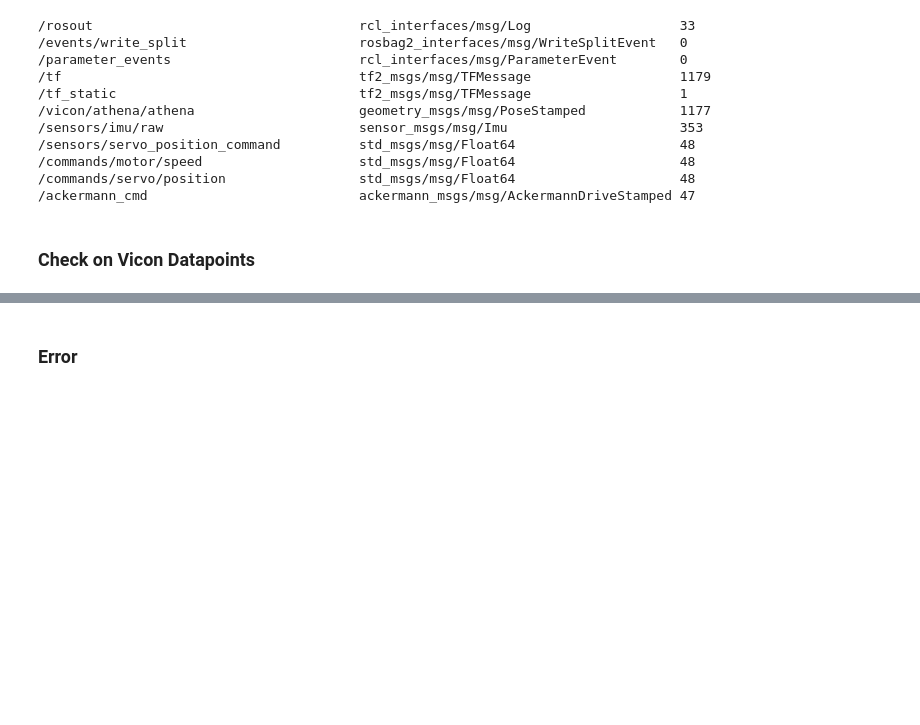
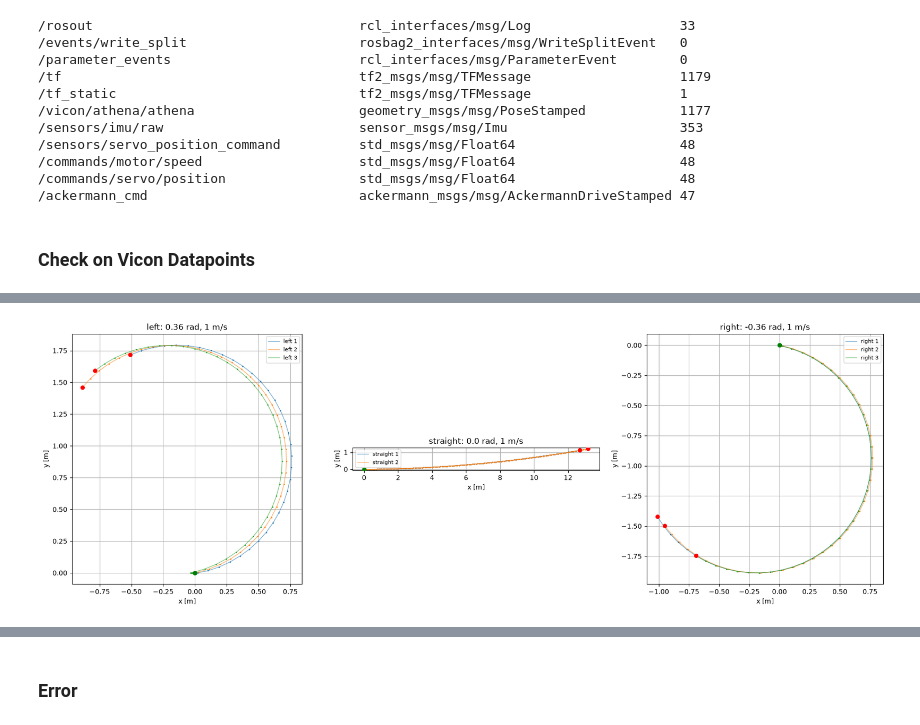
Before and after one commit to Autonomous-System-ZHAW/athena-data-analysis, a Jupyter notebook: sim-to-real-gap/stage-1-testing/data-analysis-stage-1.ipynb, the cells around one changed output, grey strips where cells are left out. Drawn from its saved outputs; the diff is of its cells as text; code cells hidden in the pictures; blank space fills up the shorter version.

```diff
--- a/sim-to-real-gap/stage-1-testing/data-analysis-stage-1.ipynb
+++ b/sim-to-real-gap/stage-1-testing/data-analysis-stage-1.ipynb
@@ -138,0 +220,8 @@ stage-1-test-straight-3: 1853 Msg (57 deleted)
+# %%
+with open("data-sim/stage-1-test-left-1/stage-1-test-left-1.mcap", "rb") as f:
+    reader = make_reader(f)
+    summary = reader.get_summary()
+    for ch_id, ch in summary.channels.items():
+        schema = summary.schemas[ch.schema_id]
+        count = summary.statistics.channel_message_counts.get(ch_id, 0)
+        print(f"{ch.topic:40s} {schema.name:40s} {count}")
@@ -138,0 +239,85 @@ stage-1-test-straight-3: 1853 Msg (57 deleted)
+# %%
+rootdir = "data-sim/"
+n = 1
+groups = ["left", "straight", "right"]
+titles = {
+    "left":     "left: 0.36 rad, 1 m/s",
+    "straight": "straight: 0.0 rad, 1 m/s",
+    "right":    "right: -0.36 rad, 1 m/s",
+}
+
+def load_sim(path, topic="/odom"):
+    rows = []
+    with open(path, "rb") as f:
+        reader = make_reader(f, decoder_factories=[DecoderFactory()])
+        for schema, channel, message, msg in reader.iter_decoded_messages(topics=[topic]):
+            p = msg.pose.pose.position          # Odometry: one level deeper than PoseStamped
+            q = msg.pose.pose.orientation
+            v = msg.twist.twist.linear
+            rows.append({
+                "t": msg.header.stamp.sec + msg.header.stamp.nanosec * 1e-9,  # sim time
+                "t_log": message.log_time / 1e9,                               # recording time
+                "px": p.x, "py": p.y, "pz": p.z,
+                "qx": q.x, "qy": q.y, "qz": q.z, "qw": q.w,
+                "vx": v.x, "vy": v.y,
+            })
+    df = pd.DataFrame(rows)
+    if df.empty:
+        return df
+    return df.sort_values("t").drop_duplicates(subset="t").reset_index(drop=True)
+
+def normalize_start(df):
+    # shift so the run starts at (0, 0) and rotate so it starts heading in +x
+    x0, y0 = df["px"].iloc[0], df["py"].iloc[0]
+    qx, qy, qz, qw = df[["qx", "qy", "qz", "qw"]].iloc[0]
+    yaw0 = np.arctan2(2 * (qw * qz + qx * qy), 1 - 2 * (qy**2 + qz**2))
+
+    dx, dy = df["px"] - x0, df["py"] - y0
+    c, s = np.cos(-yaw0), np.sin(-yaw0)
+    df = df.copy()
+    df["px"] = c * dx - s * dy
+    df["py"] = s * dx + c * dy
+    return df
+
+dfs = {g: {} for g in groups}
+for subdir, dirs, files in os.walk(rootdir):
+    for file in files:
+        if not file.endswith(".mcap"):
+            continue
+        name = os.path.splitext(file)[0]
+
+        m = re.search(r"(left|straight|right)-(\d+)", name)
+        if not m:
+            continue
+        group, run = m.group(1), int(m.group(2))
+
+        df = load_sim(os.path.join(subdir, file))
+        if df.empty:
+            print(f"{name}: no /odom messages, skipped")
+            continue
+        print(f"{name}: {len(df)} Msg")
+        dfs[group][run] = normalize_start(df)
+
+fig, axes = plt.subplots(1, 3, figsize=(18, 6))
+colors = plt.cm.tab10.colors
+
+for ax, group in zip(axes, groups):
+    for i, run in enumerate(sorted(dfs[group])):
+        df = dfs[group][run]
+        c = colors[i % len(colors)]
+        ax.plot(df["px"], df["py"], "-", color=c, linewidth=1, alpha=0.6, label=f"{group} {run}")
+        ax.plot(df["px"][::n], df["py"][::n], "o", color=c, markersize=1)
+        ax.scatter(df["px"].iloc[0], df["py"].iloc[0], color="green", s=30, zorder=3)
+        ax.scatter(df["px"].iloc[-1], df["py"].iloc[-1], color="red", s=30, zorder=3)
+
+    ax.set_title(titles[group])
+    ax.set_xlabel("x [m]")
+    ax.set_ylabel("y [m]")
+    ax.set_aspect("equal")
+    ax.grid(True)
+    if dfs[group]:
+        ax.legend(fontsize=8)
+
+plt.tight_layout()
+plt.show()
+# %% [output]
@@ -138,0 +333 @@ stage-1-test-straight-3: 1853 Msg (57 deleted)
+[figure, added]
```
Also changed, not shown: parts of 15 cells of this notebook, 18 other files.
